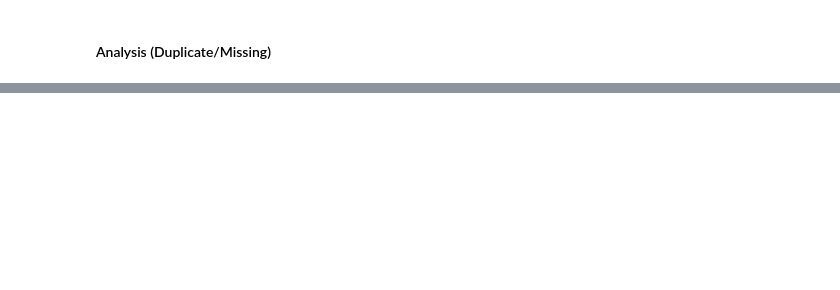
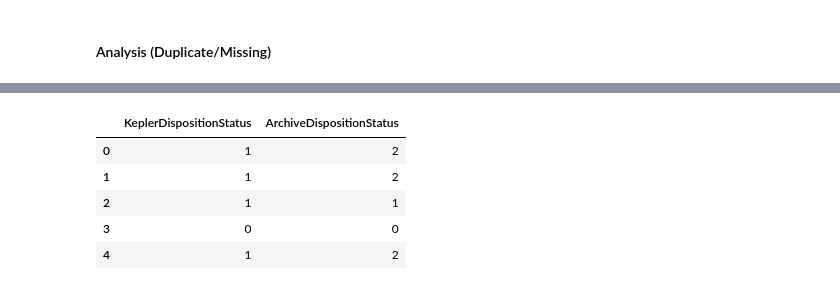
Before and after one commit to Waqarahmedkhan96/Machine-Learning-Lab, a Jupyter notebook: assignment_4_detecting exoplanets/detecting exoplanets.ipynb, the cells around one changed output, grey strips where cells are left out. Saved outputs shown, nothing was run; the diff lists cells and outputs as text; code cells hidden in the pictures; blank space fills up the shorter version.

```diff
--- a/assignment_4_detecting exoplanets/detecting exoplanets.ipynb
+++ b/assignment_4_detecting exoplanets/detecting exoplanets.ipynb
@@ -181,3 +186,23 @@ columns_to_drop.head()
 | 2 | CANDIDATE | CANDIDATE | 0.000 | 0 | 0 | ... |
 | 3 | FALSE POSITIVE | FALSE POSITIVE | 0.000 | 0 | 1 | ... |
 | 4 | CONFIRMED | CANDIDATE | 1.000 | 0 | 0 | ... |
+# %%
+status_map = {
+    "FALSE POSITIVE": 0,
+    "CANDIDATE": 1,
+    "CONFIRMED": 2
+}
+
+clean_exoplanet["KeplerDispositionStatus"] = clean_exoplanet["DispositionUsingKeplerData"].map(status_map)
+clean_exoplanet["ArchiveDispositionStatus"] = clean_exoplanet["ExoplanetArchiveDisposition"].map(status_map)
+
+clean_exoplanet = clean_exoplanet.drop(columns=["DispositionUsingKeplerData", "ExoplanetArchiveDisposition"])
+
+clean_exoplanet[["KeplerDispositionStatus", "ArchiveDispositionStatus"]].head()
+# %% [output]
+|  | KeplerDispositionStatus | ArchiveDispositionStatus |
+| 0 | 1 | 2 |
+| 1 | 1 | 2 |
+| 2 | 1 | 1 |
+| 3 | 0 | 0 |
+| 4 | 1 | 2 |
```
Also changed, not shown: parts of 19 cells of this notebook.
